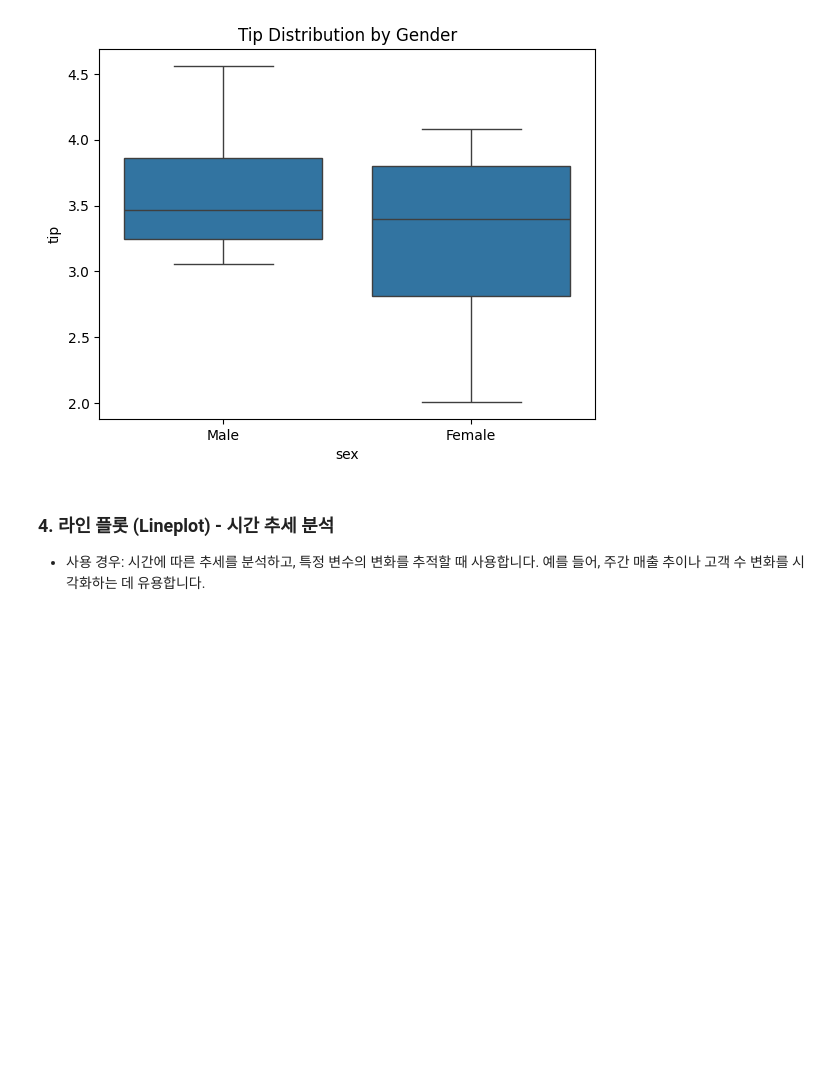
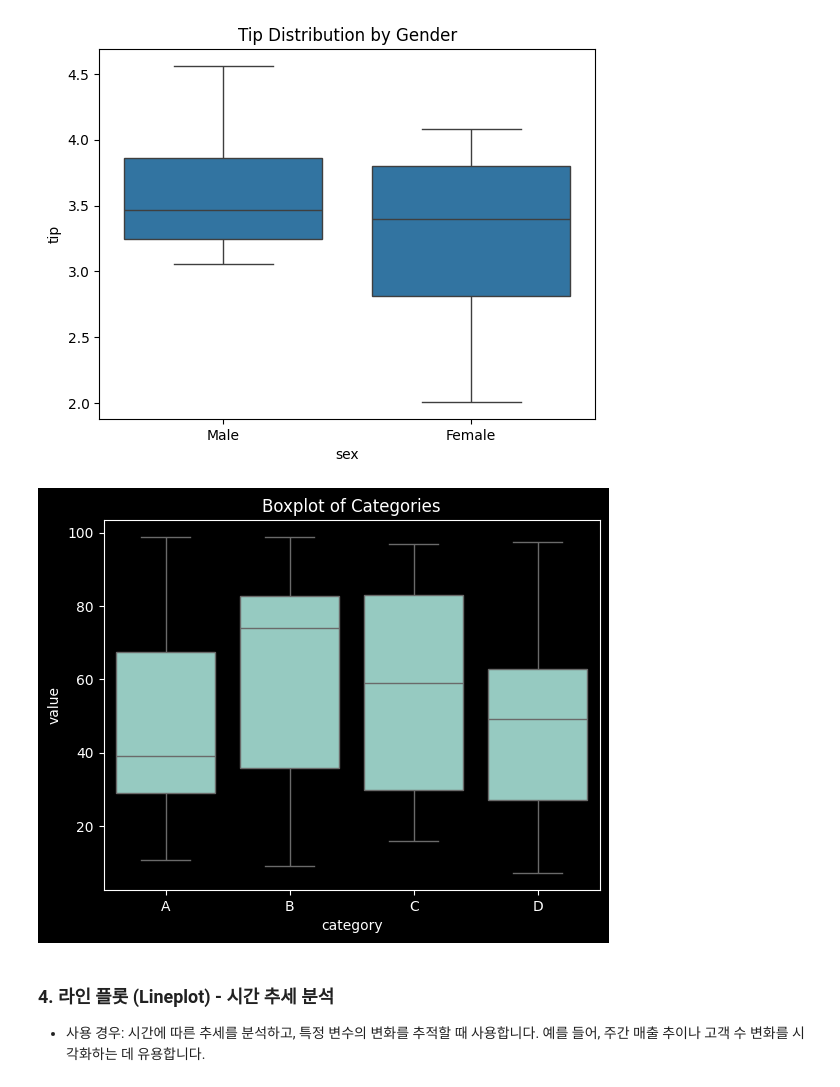
Before and after one commit to Collegenie-X/python_ex, a Jupyter notebook: Pandas/seaborn/데이터_시각화_ex.ipynb, the cells around one changed output. Cells and saved outputs as stored; diff of their text form; code cells hidden in the pictures; blank space fills up the shorter version.

```diff
--- a/Pandas/seaborn/데이터_시각화_ex.ipynb
+++ b/Pandas/seaborn/데이터_시각화_ex.ipynb
@@ -77,6 +227,24 @@ plt.title('Tip Distribution by Gender')
 plt.show()
 # %% [output]
 [figure]
+# %%
+import seaborn as sns
+import matplotlib.pyplot as plt
+import pandas as pd
+import numpy as np
+
+# 가상 더미 데이터 생성
+data = pd.DataFrame({
+    'category': ['A', 'B', 'C', 'D'] * 25,
+    'value': np.random.rand(100) * 100
+})
+
+# 박스플롯
+sns.boxplot(x='category', y='value', data=data)
+plt.title('Boxplot of Categories')
+plt.show()
+# %% [output]
+[figure, added]
 # %% [markdown]
 ### 4. 라인 플롯 (Lineplot) - 시간 추세 분석
 - 사용 경우: 시간에 따른 추세를 분석하고, 특정 변수의 변화를 추적할 때 사용합니다. 예를 들어, 주간 매출 추이나 고객 수 변화를 시각화하는 데 유용합니다.
```
Also changed, not shown: parts of 16 cells of this notebook, 1 other file.
